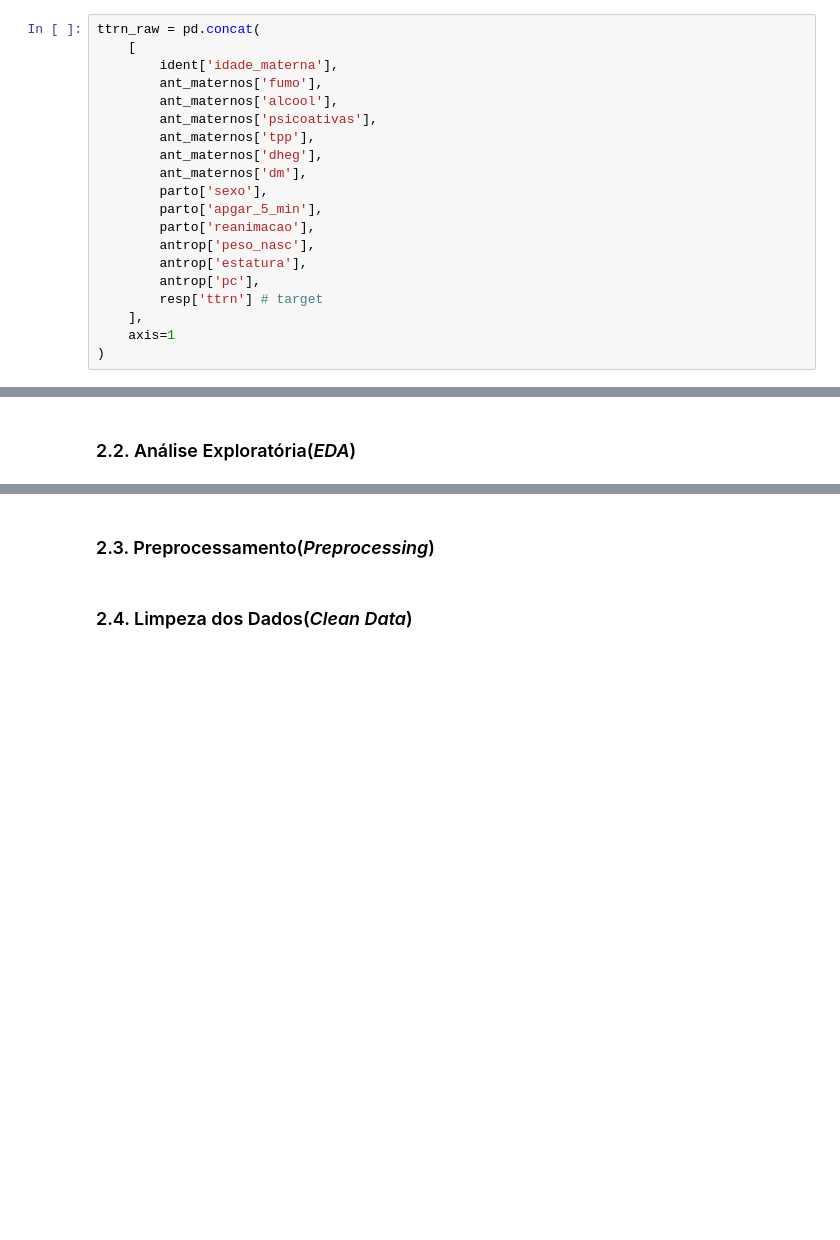
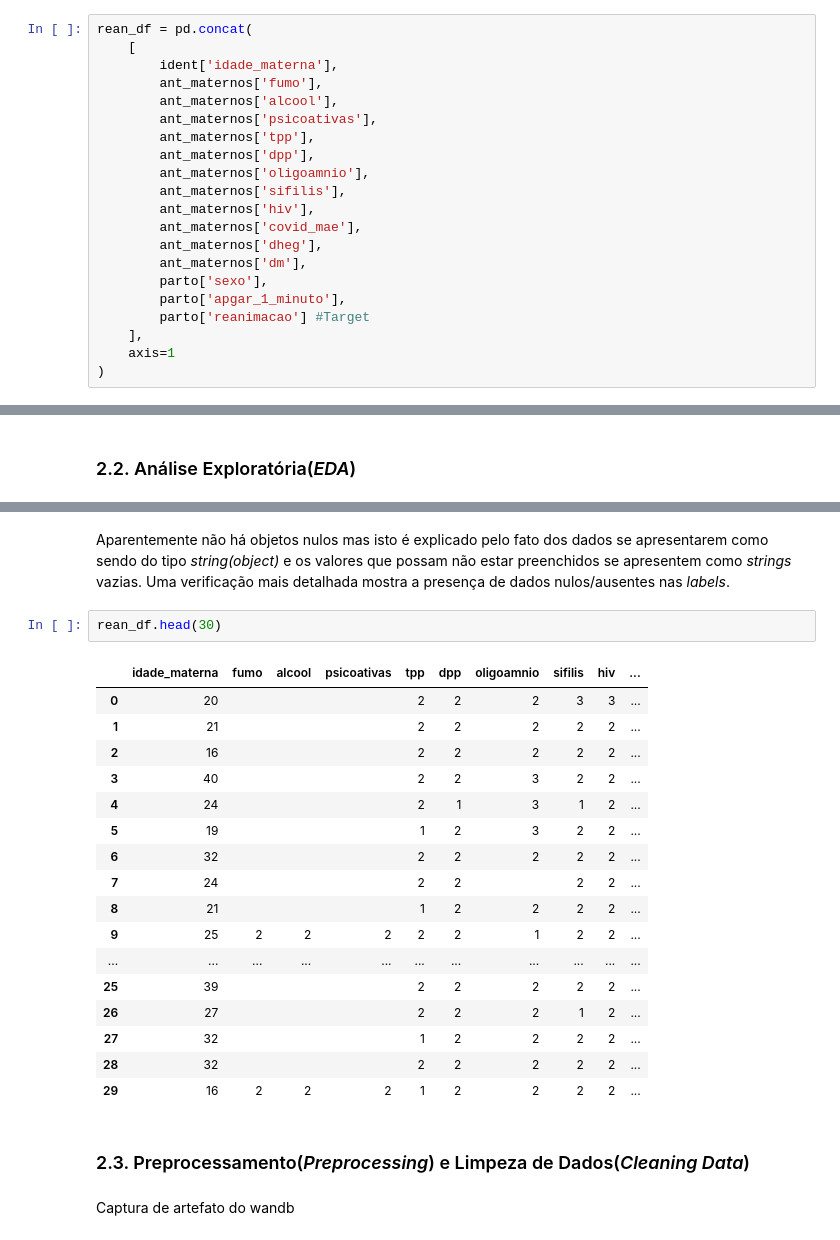
Before and after one commit to ecalasans/mlreanimacao, a Jupyter notebook: ml_p1_ETL.ipynb, the cells around one changed output, grey strips where cells are left out. Saved outputs shown, nothing was run; the diff lists cells and outputs as text; blank space fills up the shorter version.

```diff
--- a/ml_p1_ETL.ipynb
+++ b/ml_p1_ETL.ipynb
@@ -92,22 +90,23 @@ resp = df[['apneia', 'sdr', 'ttrn', 'sam', 'hpprn', 'enfisema', 'hem_pulm',
 # %% [markdown]
 Formação do *dataset* bruto(*raw* dataset) através da seleção das *labels* e *target*:
 # %%
-ttrn_raw = pd.concat(
+rean_df = pd.concat(
     [
         ident['idade_materna'],
         ant_maternos['fumo'],
         ant_maternos['alcool'],
         ant_maternos['psicoativas'],
         ant_maternos['tpp'],
+        ant_maternos['dpp'],
+        ant_maternos['oligoamnio'],
+        ant_maternos['sifilis'],
+        ant_maternos['hiv'],
+        ant_maternos['covid_mae'],
         ant_maternos['dheg'],
         ant_maternos['dm'],
         parto['sexo'],
-        parto['apgar_5_min'],
-        parto['reanimacao'],
-        antrop['peso_nasc'],
-        antrop['estatura'],
-        antrop['pc'],
-        resp['ttrn'] # target
+        parto['apgar_1_minuto'],
+        parto['reanimacao'] #Target
     ],
     axis=1
 )
@@ -153,4 +169,26 @@ wandb: Find logs at: ./wandb/run-20220513_042753-28lv6kck/logs
+# %% [markdown]
+Aparentemente não há objetos nulos mas isto é explicado pelo fato dos dados se apresentarem como sendo do tipo *string(object)* e os valores que possam não estar preenchidos se apresentem como *strings* vazias.  Uma verificação mais detalhada mostra a presença de dados nulos/ausentes nas *labels*.
+# %%
+rean_df.head(30)
+# %% [output]
+|  | idade_materna | fumo | alcool | psicoativas | tpp | dpp | oligoamnio | sifilis | hiv | ... |
+| 0 | 20 |  |  |  | 2 | 2 | 2 | 3 | 3 | ... |
+| 1 | 21 |  |  |  | 2 | 2 | 2 | 2 | 2 | ... |
+| 2 | 16 |  |  |  | 2 | 2 | 2 | 2 | 2 | ... |
+| 3 | 40 |  |  |  | 2 | 2 | 3 | 2 | 2 | ... |
+| 4 | 24 |  |  |  | 2 | 1 | 3 | 1 | 2 | ... |
+| 5 | 19 |  |  |  | 1 | 2 | 3 | 2 | 2 | ... |
+| 6 | 32 |  |  |  | 2 | 2 | 2 | 2 | 2 | ... |
+| 7 | 24 |  |  |  | 2 | 2 |  | 2 | 2 | ... |
+| 8 | 21 |  |  |  | 1 | 2 | 2 | 2 | 2 | ... |
+| 9 | 25 | 2 | 2 | 2 | 2 | 2 | 1 | 2 | 2 | ... |
+| ... | ... | ... | ... | ... | ... | ... | ... | ... | ... | ... |
+| 25 | 39 |  |  |  | 2 | 2 | 2 | 2 | 2 | ... |
+| 26 | 27 |  |  |  | 2 | 2 | 2 | 1 | 2 | ... |
+| 27 | 32 |  |  |  | 1 | 2 | 2 | 2 | 2 | ... |
+| 28 | 32 |  |  |  | 2 | 2 | 2 | 2 | 2 | ... |
+| 29 | 16 | 2 | 2 | 2 | 1 | 2 | 2 | 2 | 2 | ... |
 # %% [markdown]
-### 2.3. Preprocessamento(*Preprocessing*)
+### 2.3. Preprocessamento(*Preprocessing*) e Limpeza de Dados(*Cleaning Data*)
-# %% [markdown]
-### 2.4. Limpeza dos Dados(*Clean Data*)
+# %% [markdown]
+Captura de artefato do wandb
```
Also changed, not shown: parts of 36 cells of this notebook, 7 other files.
